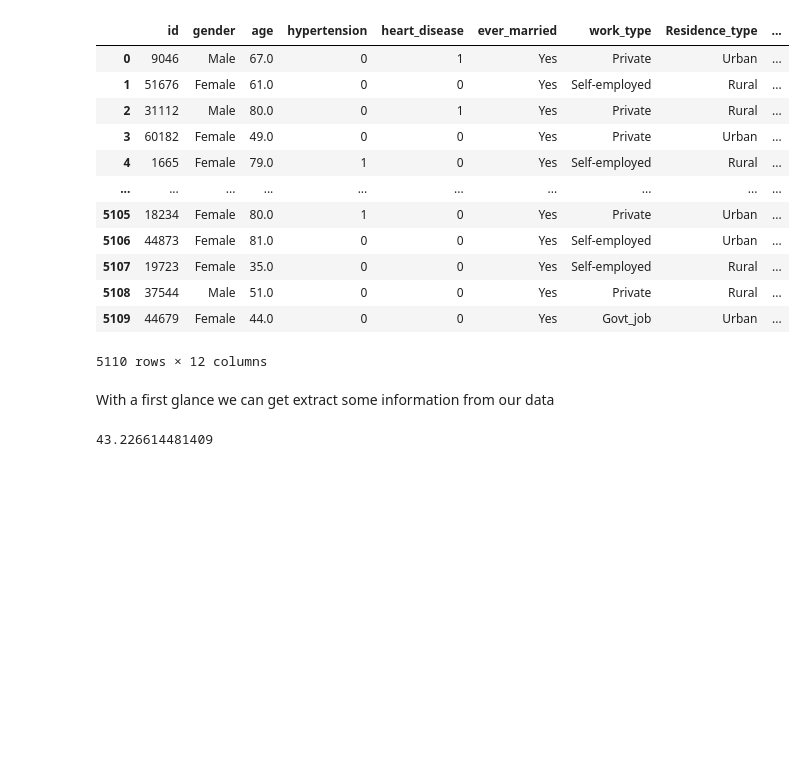
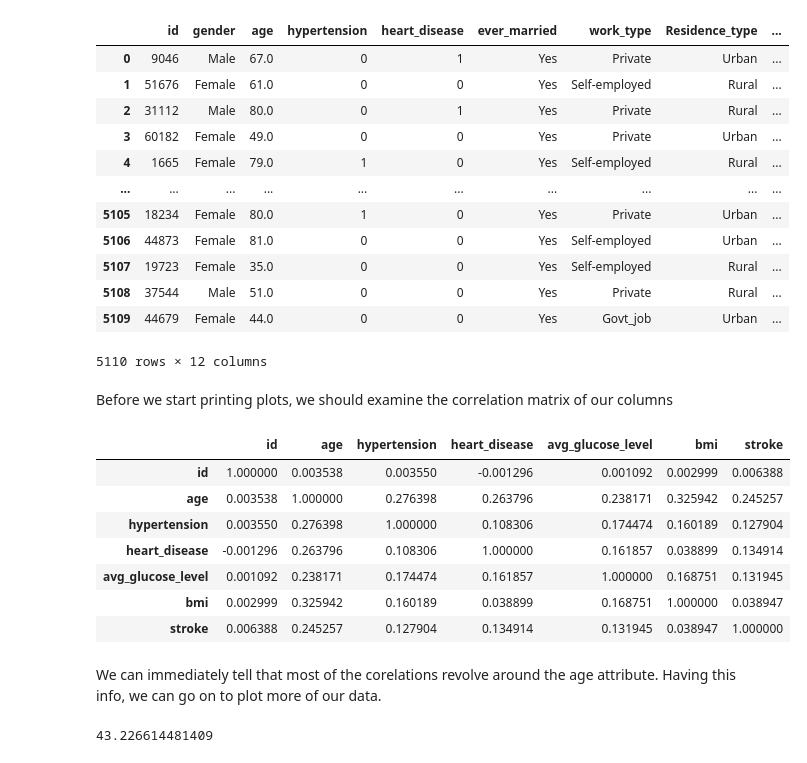
Before and after one commit to SpyrosSiannas/DataMIningProject-2021, a Jupyter notebook: main-notebook.ipynb, the cells around one changed output. Saved outputs shown, nothing was run; the diff lists cells and outputs as text; code cells hidden in the pictures; blank space fills up the shorter version.

```diff
--- a/main-notebook.ipynb
+++ b/main-notebook.ipynb
@@ -52,8 +52,21 @@ data
 | 5108 | 37544 | Male | 51.0 | 0 | 0 | Yes | Private | Rural | ... |
 | 5109 | 44679 | Female | 44.0 | 0 | 0 | Yes | Govt_job | Urban | ... |
 5110 rows × 12 columns
-# %% [markdown]
-With a first glance we can get extract some information from our data
+# %% [markdown]
+Before we start printing plots, we should examine the correlation matrix of our columns
+# %%
+data.corr()
+# %% [output]
+|  | id | age | hypertension | heart_disease | avg_glucose_level | bmi | stroke |
+| id | 1.000000 | 0.003538 | 0.003550 | -0.001296 | 0.001092 | 0.002999 | 0.006388 |
+| age | 0.003538 | 1.000000 | 0.276398 | 0.263796 | 0.238171 | 0.325942 | 0.245257 |
+| hypertension | 0.003550 | 0.276398 | 1.000000 | 0.108306 | 0.174474 | 0.160189 | 0.127904 |
+| heart_disease | -0.001296 | 0.263796 | 0.108306 | 1.000000 | 0.161857 | 0.038899 | 0.134914 |
+| avg_glucose_level | 0.001092 | 0.238171 | 0.174474 | 0.161857 | 1.000000 | 0.168751 | 0.131945 |
+| bmi | 0.002999 | 0.325942 | 0.160189 | 0.038899 | 0.168751 | 1.000000 | 0.038947 |
+| stroke | 0.006388 | 0.245257 | 0.127904 | 0.134914 | 0.131945 | 0.038947 | 1.000000 |
+# %% [markdown]
+We can immediately tell that most of the corelations revolve around the age attribute. Having this info, we can go on to plot more of our data.
 # %%
 ### Average specimen age:
 data.age.mean()
```
Also changed, not shown: parts of 7 cells of this notebook, 1 other file.
